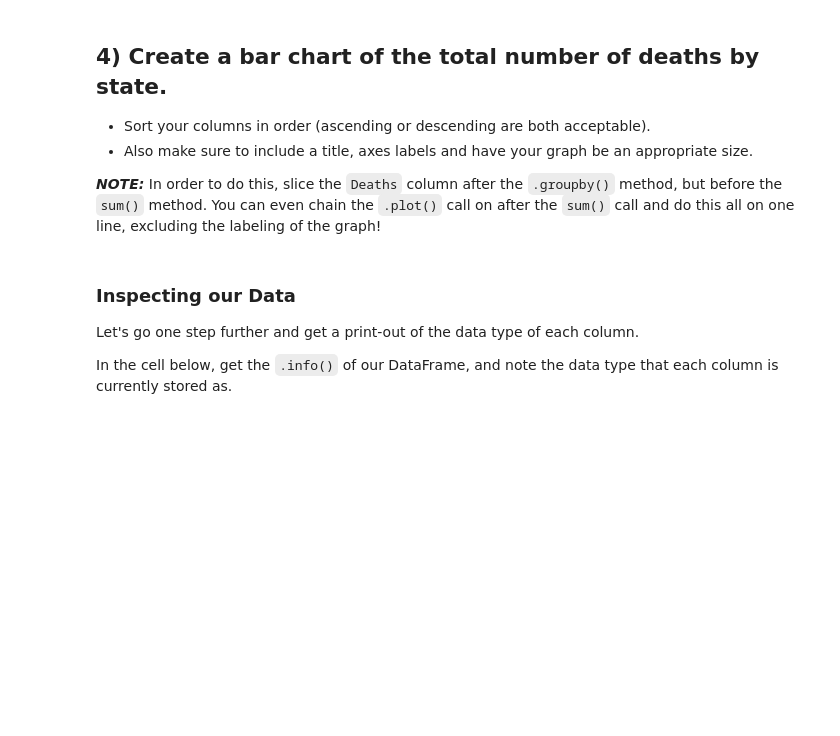
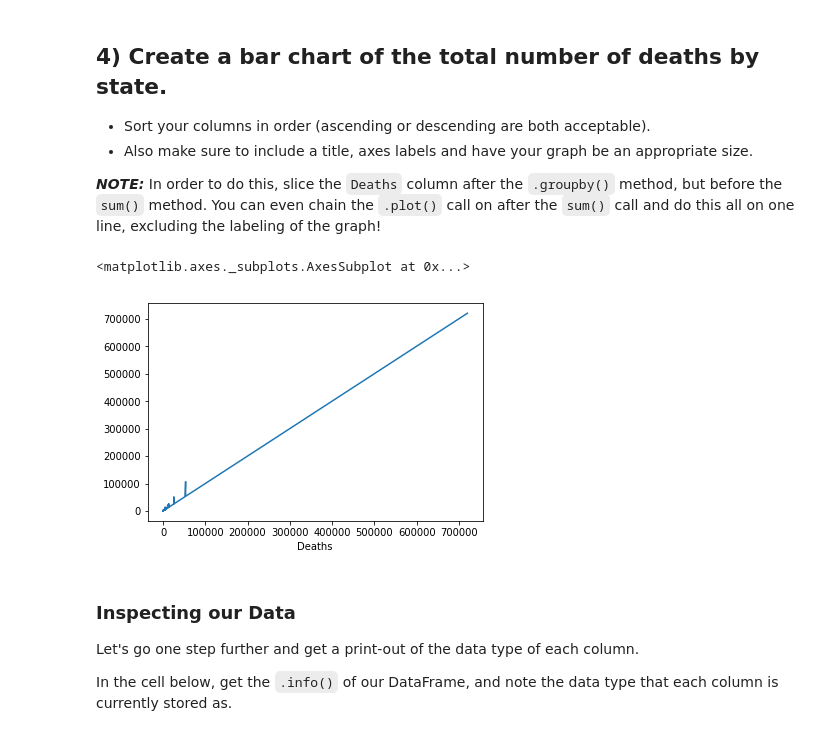
Before and after one commit to jnawjux/dsc-1-04-09-pivot-tables-with-pandas-lab-seattle-ds-career-040119, a Jupyter notebook: index.ipynb, the cells around one changed output. Saved outputs shown, nothing was run; the diff lists cells and outputs as text; code cells hidden in the pictures; blank space fills up the shorter version.

```diff
--- a/index.ipynb
+++ b/index.ipynb
@@ -123,7 +123,10 @@ df.groupby(['Gender','Race']).min()
 **_NOTE:_** In order to do this, slice the `Deaths` column after the `.groupby()` method, but before the `sum()` method.  You can even chain the `.plot()` call on after the `sum()` call and do this all on one line, excluding the labeling of the graph!
 # %%
 #Your code here
-df.groupby('Deaths')['Deaths'].sum().plt.plt
+df.groupby('Deaths')['Deaths'].sum().plot()
+# %% [output]
+<matplotlib.axes._subplots.AxesSubplot at 0x...>
+[figure, added]
 # %% [markdown]
 ### Inspecting our Data
 
```
